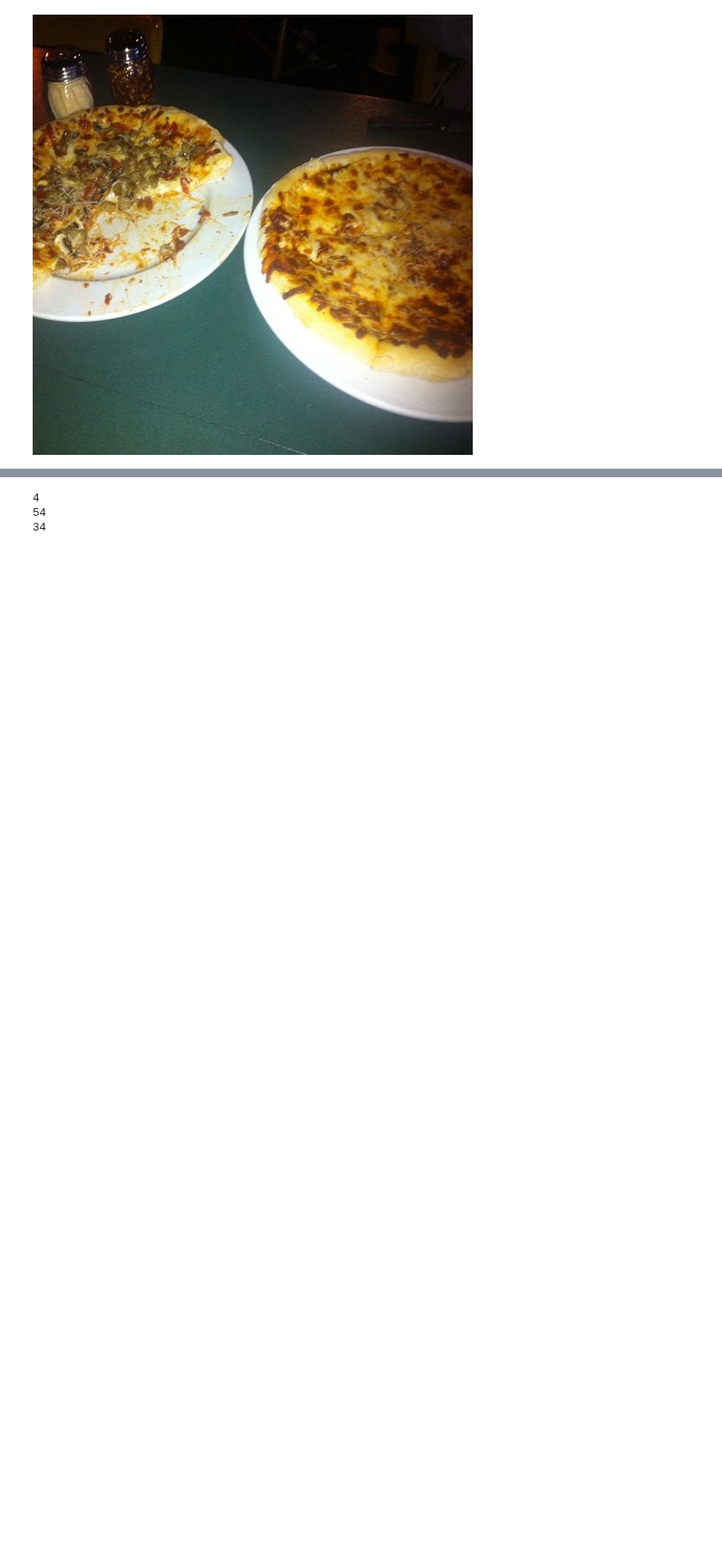
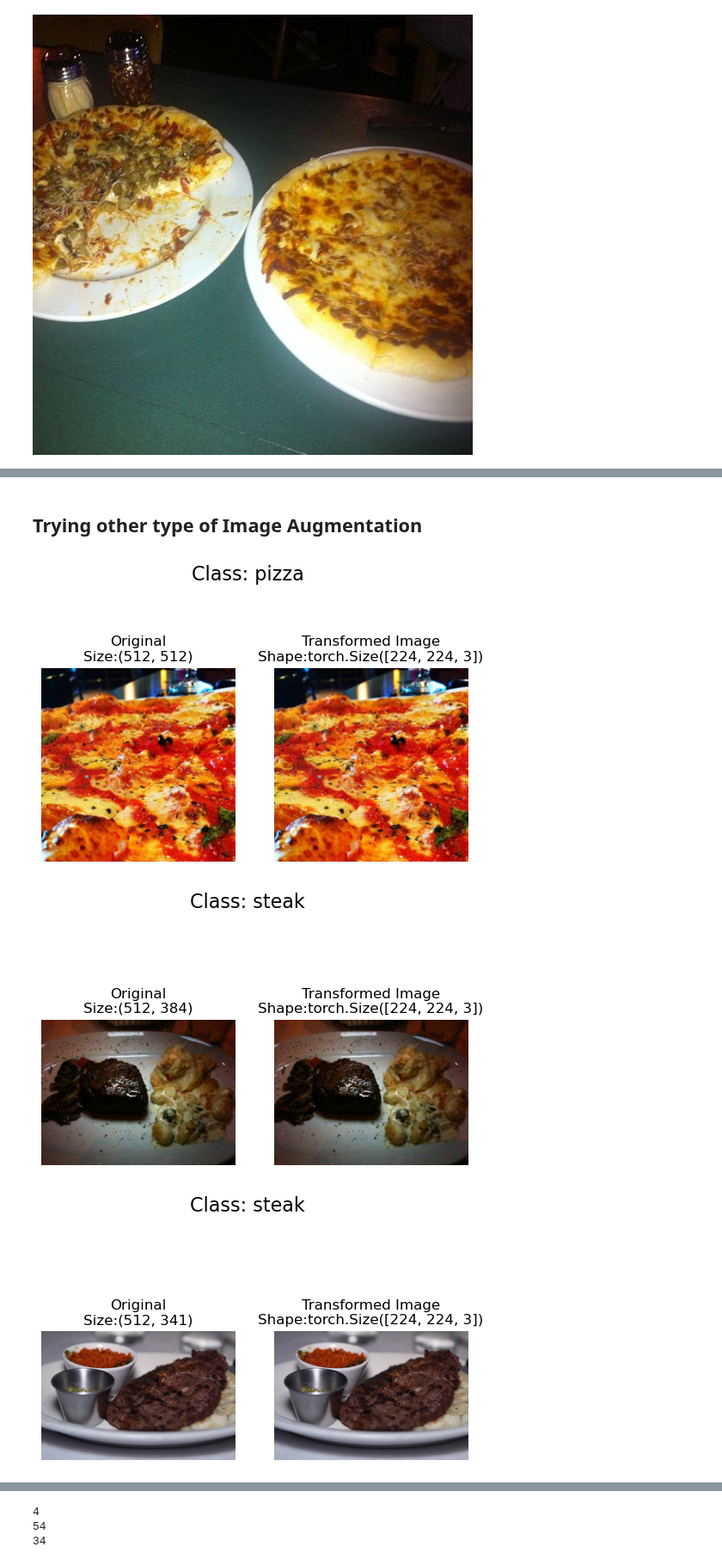
Before and after one commit to Tinonturja/PyTorch-Basics-with-Computer-Vision, a Jupyter notebook: Custom Dataset.ipynb, the cells around one changed output, grey strips where cells are left out. Shown at 86% size. Saved outputs shown, nothing was run; the diff lists cells and outputs as text; code cells hidden in the pictures; blank space fills up the shorter version.

Commit message:
Building Custom Functions

```diff
--- a/Custom Dataset.ipynb
+++ b/Custom Dataset.ipynb
@@ -386,0 +398,22 @@ print(f"Original shape: {first_img.shape} -> [color_channels, height, width, col
+# %% [markdown]
+## Trying other type of Image Augmentation
+# %%
+# The transform function
+image_transform = transforms.Compose([
+
+    transforms.Resize(size = (224,224)),
+
+    transforms.RandomAutocontrast(p = 0.5),
+
+    transforms.RandomHorizontalFlip(p = 0.5),
+
+    transforms.ToTensor()
+])
+# %%
+plot_transfromed_images(image_paths=image_path_list,
+                       transform = image_transform,
+                       seed = 42)
+# %% [output]
+[figure, added]
+[figure, added]
+[figure, added]
```
Also changed, not shown: parts of 16 cells of this notebook.
